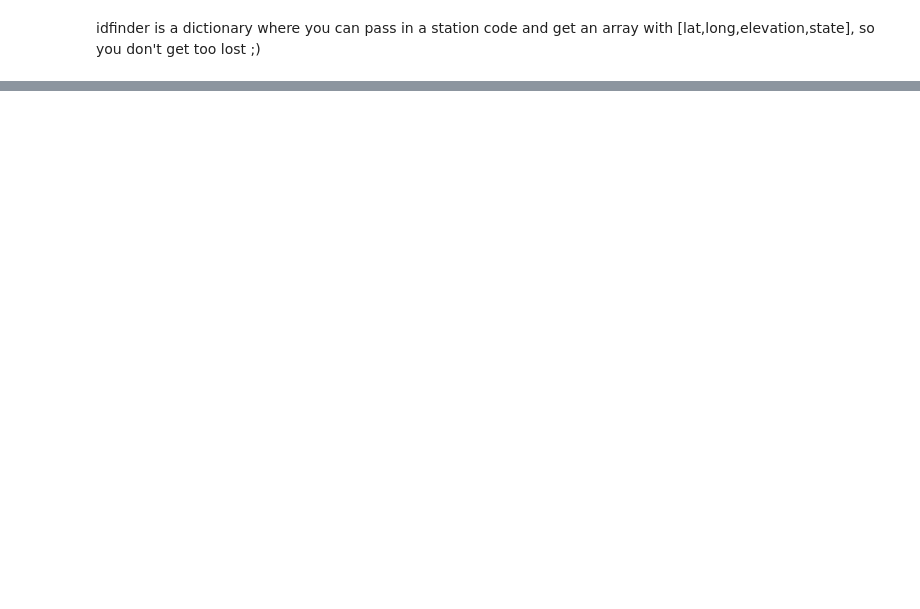
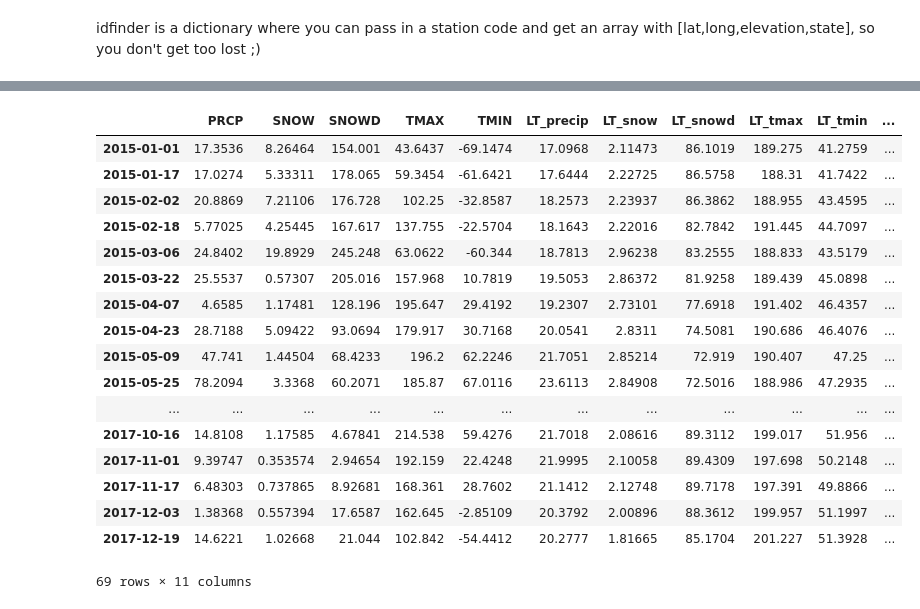
Before and after one commit to pberzins/plant_forecast, a Jupyter notebook: PlantForecast_demo.ipynb, the cells around one changed output, grey strips where cells are left out. Cells and saved outputs as stored; diff of their text form; code cells hidden in the pictures; blank space fills up the shorter version.

```diff
--- a/PlantForecast_demo.ipynb
+++ b/PlantForecast_demo.ipynb
@@ -67,0 +46,2 @@ array([39.4728, -104.8926, 1950.7, 'CO'], dtype=object)
+# %%
+train_df, test_df=pf.train_test_split_by_year(test_years=[2015,2016,2017],train_years=list(range(2000,2015)))
@@ -67,0 +130,21 @@ array([39.4728, -104.8926, 1950.7, 'CO'], dtype=object)
+# %%
+X_test
+# %% [output]
+|  | PRCP | SNOW | SNOWD | TMAX | TMIN | LT_precip | LT_snow | LT_snowd | LT_tmax | LT_tmin | ... |
+| 2015-01-01 | 17.3536 | 8.26464 | 154.001 | 43.6437 | -69.1474 | 17.0968 | 2.11473 | 86.1019 | 189.275 | 41.2759 | ... |
+| 2015-01-17 | 17.0274 | 5.33311 | 178.065 | 59.3454 | -61.6421 | 17.6444 | 2.22725 | 86.5758 | 188.31 | 41.7422 | ... |
+| 2015-02-02 | 20.8869 | 7.21106 | 176.728 | 102.25 | -32.8587 | 18.2573 | 2.23937 | 86.3862 | 188.955 | 43.4595 | ... |
+| 2015-02-18 | 5.77025 | 4.25445 | 167.617 | 137.755 | -22.5704 | 18.1643 | 2.22016 | 82.7842 | 191.445 | 44.7097 | ... |
+| 2015-03-06 | 24.8402 | 19.8929 | 245.248 | 63.0622 | -60.344 | 18.7813 | 2.96238 | 83.2555 | 188.833 | 43.5179 | ... |
+| 2015-03-22 | 25.5537 | 0.57307 | 205.016 | 157.968 | 10.7819 | 19.5053 | 2.86372 | 81.9258 | 189.439 | 45.0898 | ... |
+| 2015-04-07 | 4.6585 | 1.17481 | 128.196 | 195.647 | 29.4192 | 19.2307 | 2.73101 | 77.6918 | 191.402 | 46.4357 | ... |
+| 2015-04-23 | 28.7188 | 5.09422 | 93.0694 | 179.917 | 30.7168 | 20.0541 | 2.8311 | 74.5081 | 190.686 | 46.4076 | ... |
+| 2015-05-09 | 47.741 | 1.44504 | 68.4233 | 196.2 | 62.2246 | 21.7051 | 2.85214 | 72.919 | 190.407 | 47.25 | ... |
+| 2015-05-25 | 78.2094 | 3.3368 | 60.2071 | 185.87 | 67.0116 | 23.6113 | 2.84908 | 72.5016 | 188.986 | 47.2935 | ... |
+| ... | ... | ... | ... | ... | ... | ... | ... | ... | ... | ... | ... |
+| 2017-10-16 | 14.8108 | 1.17585 | 4.67841 | 214.538 | 59.4276 | 21.7018 | 2.08616 | 89.3112 | 199.017 | 51.956 | ... |
+| 2017-11-01 | 9.39747 | 0.353574 | 2.94654 | 192.159 | 22.4248 | 21.9995 | 2.10058 | 89.4309 | 197.698 | 50.2148 | ... |
+| 2017-11-17 | 6.48303 | 0.737865 | 8.92681 | 168.361 | 28.7602 | 21.1412 | 2.12748 | 89.7178 | 197.391 | 49.8866 | ... |
+| 2017-12-03 | 1.38368 | 0.557394 | 17.6587 | 162.645 | -2.85109 | 20.3792 | 2.00896 | 88.3612 | 199.957 | 51.1997 | ... |
+| 2017-12-19 | 14.6221 | 1.02668 | 21.044 | 102.842 | -54.4412 | 20.2777 | 1.81665 | 85.1704 | 201.227 | 51.3928 | ... |
+69 rows × 11 columns
```
Also changed, not shown: parts of 18 cells of this notebook.
